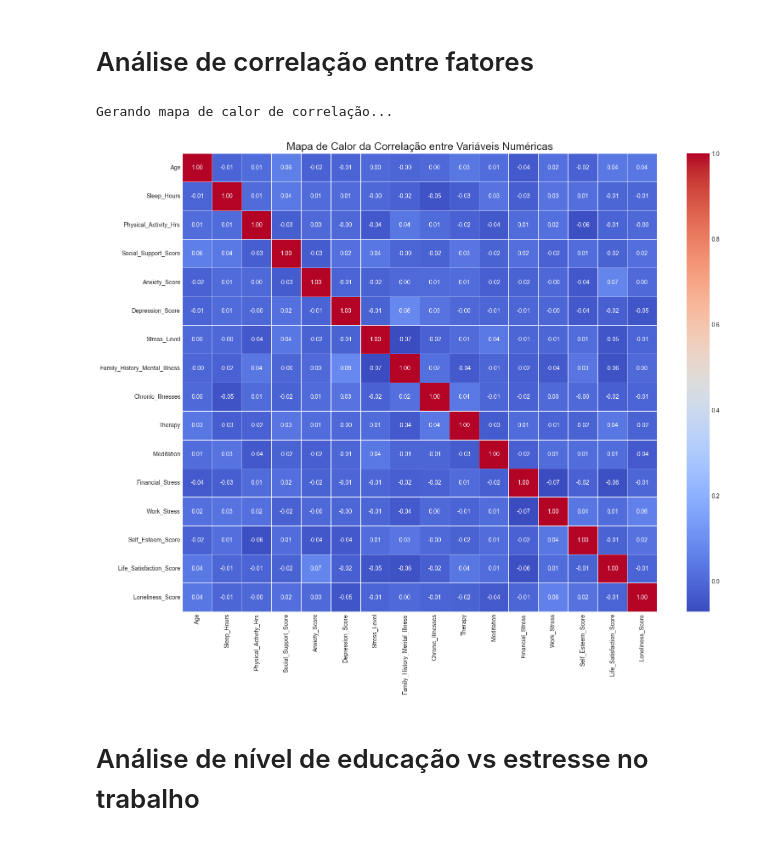
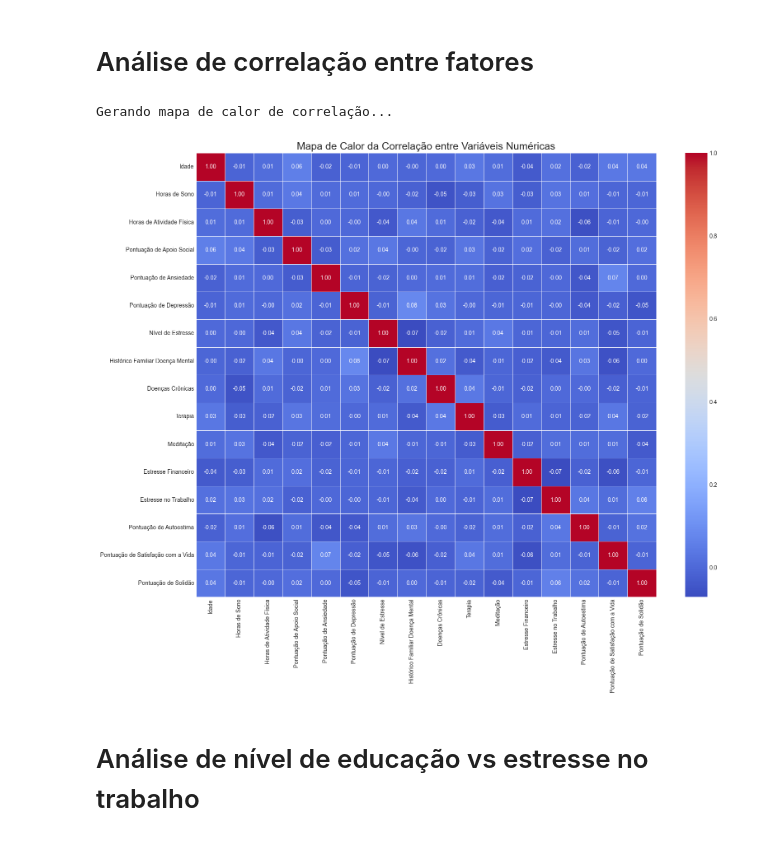
Before and after one commit to nise1301/projeto_saudemental, a Jupyter notebook: Projeto Saude Mental.ipynb, the cells around one changed output. Saved outputs shown, nothing was run; the diff lists cells and outputs as text; code cells hidden in the pictures.

```diff
--- a/Projeto Saude Mental.ipynb
+++ b/Projeto Saude Mental.ipynb
@@ -112,3 +128,32 @@ Foram encontrados valores nulos nas seguintes colunas:
 Medication_Use    747
 Substance_Use     834
 dtype: int64
+# %%
+# Renomeando as colunas para português do Brasil
+
+df.rename(columns={
+    'Age': 'Idade',
+    'Gender': 'Gênero',
+    'Education_Level': 'Nível de Educação',
+    'Employment_Status': 'Status de Emprego',
+    'Sleep_Hours': 'Horas de Sono',
+    'Physical_Activity_Hrs': 'Horas de Atividade Física',
+    'Social_Support_Score': 'Pontuação de Apoio Social',
+    'Anxiety_Score': 'Pontuação de Ansiedade',
+    'Depression_Score': 'Pontuação de Depressão',
+    'Stress_Level': 'Nível de Estresse',
+    'Family_History_Mental_Illness': 'Histórico Familiar Doença Mental',
+    'Chronic_Illnesses': 'Doenças Crônicas',
+    'Medication_Use': 'Uso de Medicamentos',
+    'Therapy': 'Terapia',
+    'Meditation': 'Meditação',
+    'Substance_Use': 'Uso de Substâncias',
+    'Financial_Stress': 'Estresse Financeiro',
+    'Work_Stress': 'Estresse no Trabalho',
+    'Self_Esteem_Score': 'Pontuação de Autoestima',
+    'Life_Satisfaction_Score': 'Pontuação de Satisfação com a Vida',
+    'Loneliness_Score': 'Pontuação de Solidão'
+}, inplace=True)
+
+# Verificando se as colunas foram renomeadas corretamente
+display(df.head())
@@ -179,15 +274,16 @@ plt.show()
 # %%
 print("\nGerando mapa de calor de correlação...")
 numeric_df = df.select_dtypes(include=np.number)
 corr_matrix = numeric_df.corr()
 
 plt.figure(figsize=(18, 14))
-sns.heatmap(corr_matrix, annot=True, cmap='coolwarm', fmt='.2f', linewidths=.5)
+sns.heatmap(corr_matrix, annot=True, cmap='coolwarm', fmt='.2f', linewidths=.5,
+            xticklabels=corr_matrix.columns, yticklabels=corr_matrix.columns)
 plt.title('Mapa de Calor da Correlação entre Variáveis Numéricas', fontsize=18)
 plt.show()
 # %% [output]
 Gerando mapa de calor de correlação...
-[figure, old version]
+[figure, new version]
 # %% [markdown]
 # Análise de nível de educação vs estresse no trabalho #
 # %%
```
Also changed, not shown: parts of 28 cells of this notebook, 1 other file.
